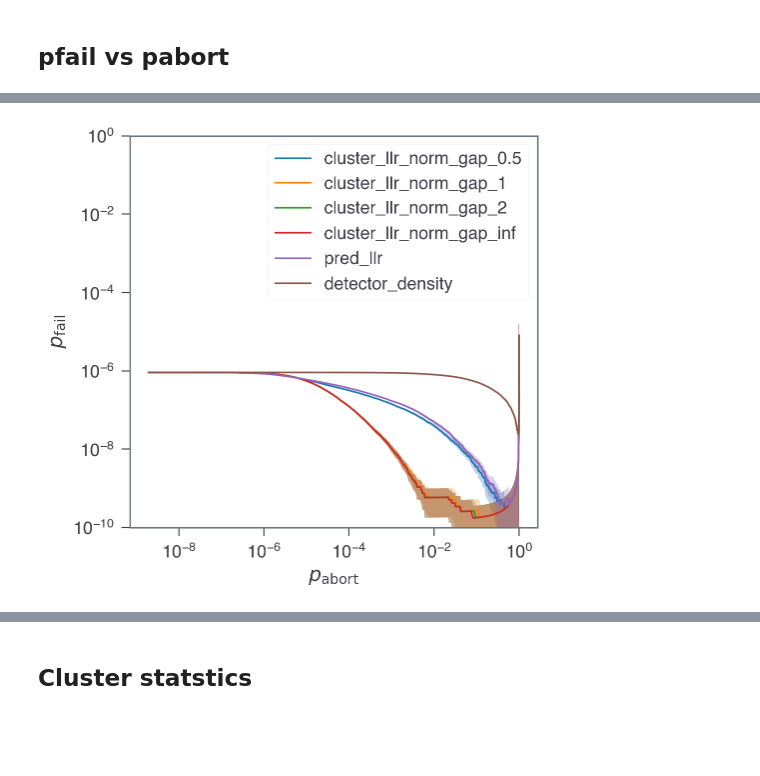
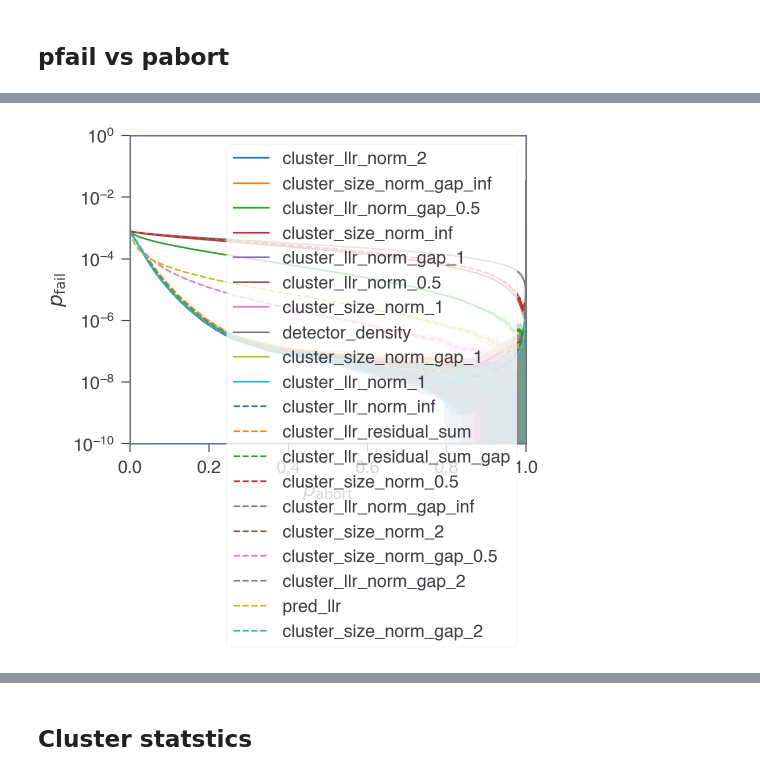
Before and after one commit to seokhyung-lee/ldpc-post-selection, a Jupyter notebook: simulations/analysis/notebooks/bb_code_analysis.ipynb, the cells around one changed output, grey strips where cells are left out. Saved outputs shown, nothing was run; the diff lists cells and outputs as text; code cells hidden in the pictures; blank space fills up the shorter version.

```diff
--- a/simulations/analysis/notebooks/bb_code_analysis.ipynb
+++ b/simulations/analysis/notebooks/bb_code_analysis.ipynb
@@ -140,65 +184,68 @@ plt.subplots_adjust(bottom=0.2)
 fig, ax = plt.subplots(figsize=(DFT_FIG_WIDTH, 5))
 
 n = 144
-T = {144: 12, 72: 6}[n]
-p = 0.001
+d = T = {144: 12, 72: 6}[n]
+p = 0.003
 
 
 # Create ordered list of keys
-ordered_keys = []
+ordered_keys = df_ps_dict.keys()
 
-# First, add cluster_llr_norm_gap keys in ascending order of i (as float)
-cluster_keys = [key for key in df_ps_dict.keys() if "cluster_llr_norm_gap" in key]
-# Sort by extracting the number after 'cluster_llr_norm_gap_' as float
-cluster_keys.sort(
-    key=lambda x: (
-        float(x.split("_")[-1])
-        if x.split("_")[-1].replace(".", "").isdigit()
-        else float("inf")
-    )
-)
-ordered_keys.extend(cluster_keys)
+# # First, add cluster_llr_norm_gap keys in ascending order of i (as float)
+# cluster_keys = [key for key in df_ps_dict.keys() if "cluster_llr_norm_gap" in key]
+# # Sort by extracting the number after 'cluster_llr_norm_gap_' as float
+# cluster_keys.sort(
+#     key=lambda x: (
+#         float(x.split("_")[-1])
+#         if x.split("_")[-1].replace(".", "").isdigit()
+#         else float("inf")
+#     )
+# )
+# ordered_keys.extend(cluster_keys)
 
-# Then add the other keys in specified order
-for key in ["pred_llr", "detector_density"]:
-    if key in df_ps_dict:
-        ordered_keys.append(key)
+# # Then add the other keys in specified order
+# for key in ["pred_llr", "detector_density"]:
+#     if key in df_ps_dict:
+#         ordered_keys.append(key)
 
 i = 0
 data_plots = {}
 for by in ordered_keys:
-    df_ps = df_ps_dict[by].loc[(n, T, p)]
+    try:
+        df_ps = df_ps_dict[by].loc[idx[n, T, p, :], :]
+    except KeyError:
+        continue
 
     p_abort_col = "p_abort"
     p_fail_col = "p_fail"
     delta_p_fail_col = "delta_p_fail"
 
     df_ps = df_ps.sort_values(by=p_abort_col)
     p_abort = df_ps[p_abort_col].values
     p_fail = df_ps[p_fail_col].values / T
     delta_p_fail = df_ps[delta_p_fail_col].values / T
     data_plots[by] = (p_abort, p_fail, delta_p_fail)
 
     error_band_plot(
         p_abort,
         p_fail,
         delta_p_fail,
         color=COLORS(i % 10),
         linestyle="-" if i < 10 else "--",
         label=by,
         ax=ax,
     )
     i += 1
 
-ax.set_xscale("log")
-# ax.set_xlim(0, 1)
+# ax.set_xscale("log")
+ax.set_xlim(0, 1)
 ax.set_yscale("log")
 ax.legend()
 ax.set_ylim(1e-10, 1)
 
 ax.set_xlabel(r"$p_\mathrm{abort}$")
 ax.set_ylabel(r"$p_\mathrm{fail}$")
 
 fig.tight_layout()
 # %% [output]
-[figure, old version]
+[figure, new version]
```
Also changed, not shown: parts of 8 cells of this notebook, 32 other files.
